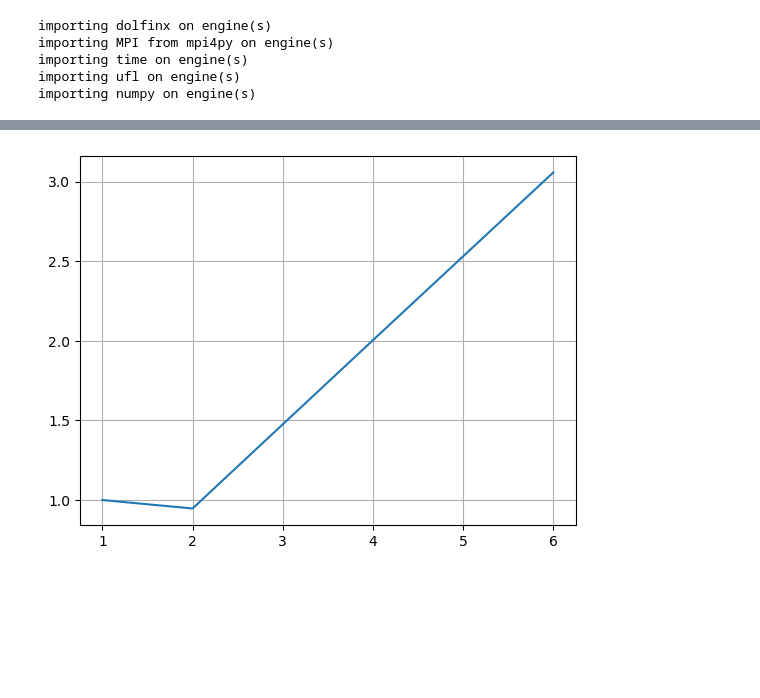
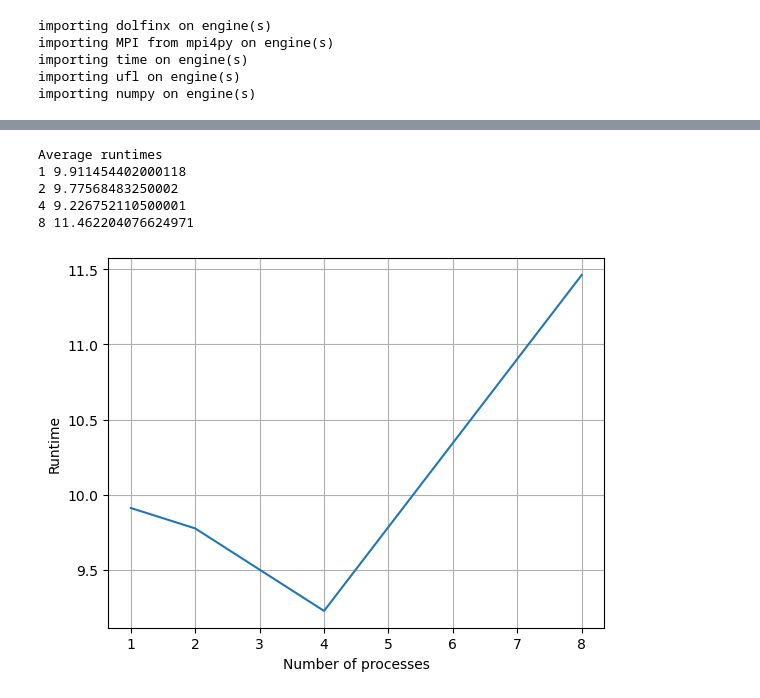
Before and after one commit to jorgensd/ipyparallel-tools-meetup, a Jupyter notebook: dolfin_ipyparallel.ipynb, the cells around one changed output, grey strips where cells are left out. Saved outputs shown, nothing was run; the diff lists cells and outputs as text; code cells hidden in the pictures; blank space fills up the shorter version.

```diff
--- a/dolfin_ipyparallel.ipynb
+++ b/dolfin_ipyparallel.ipynb
@@ -25,18 +25,28 @@ def solve_poisson(N):
     L = ufl.inner(f, v) * ufl.dx
     mesh.topology.create_connectivity(mesh.topology.dim-1, mesh.topology.dim)
     bndry_facets = dolfinx.mesh.exterior_facet_indices(mesh.topology)
-    bndry_dofs = dolfinx.fem.locate_dofs_topological(V, mesh.topology.dim-1, bndry_facets)
+    bndry_dofs = dolfinx.fem.locate_dofs_topological(
+        V, mesh.topology.dim-1, bndry_facets)
     bc = [dolfinx.fem.dirichletbc(numpy.float64(0), bndry_dofs, V)]
-    petsc_options = {"ksp_type":"cg",
+    petsc_options = {"ksp_type": "cg",
                      "pc_type": "hypre",
-                     "pc_hypre_type": "boomeramg"}
-    problem = dolfinx.fem.petsc.LinearProblem(a, L,bc, petsc_options=petsc_options)
+                     "pc_hypre_type": "boomeramg",
+                     "ksp_rtol": 1.0e-8,
+                     "pc_hypre_boomeramg_strong_threshold": 0.7,
+                     "pc_hypre_boomeramg_agg_nl": 4,
+                     "pc_hypre_boomeramg_agg_num_paths": 2}
+    end = time.perf_counter()
+
+    problem = dolfinx.fem.petsc.LinearProblem(
+        a, L, bc, petsc_options=petsc_options)
     uh = problem.solve()
-    end = time.perf_counter()
+
     local_cntr = dolfinx.fem.assemble_scalar(dolfinx.fem.form(uh*uh*ufl.dx))
     global_cntr = mesh.comm.reduce(local_cntr, op=MPI.SUM, root=0)
+    it = problem.solver.getIterationNumber()
     if mesh.comm.rank == 0:
-        print("u^2: ", global_cntr)
+        print(
+            f"Num processes: {mesh.comm.size} Num dofs: {V.dofmap.index_map.size_global} Num iterations: {it} int u^2: {global_cntr}")
     return end-start
 # %%
 apply_imports(rc)
@@ -60,14 +88,14 @@ WARNING:ipyparallel.cluster.cluster.1681659091-3qc1:engine set stopped 168165909
 # %%
 import numpy
-mpi_processes = [1,2,4,6]
+mpi_processes = [1, 2, 4, 8]
 runtimes = numpy.zeros(len(mpi_processes))
 for i, processes in enumerate(mpi_processes):
     cluster = ipp.Cluster(n=processes, engines="mpi")
     rc = cluster.start_and_connect_sync(activate=True)
     apply_imports(rc)
-    process_runtimes = rc[:].apply_async(solve_poisson, 300)
+    process_runtimes = rc[:].apply_async(solve_poisson, 1500)
     process_runtimes.wait()
-    runtimes[i] = numpy.sum(process_runtimes.get())/len(process_runtimes.get()  )
+    runtimes[i] = numpy.sum(process_runtimes.get())/len(process_runtimes.get())
     print(runtimes[i], process_runtimes.stdout)
     await cluster.stop_engines()
 # %% [output]
@@ -99,6 +143,16 @@ INFO:ipyparallel.cluster.cluster.1681659110-t2rd:Stopping engine(s): 1681659111
 # %%
 import matplotlib.pyplot as plt
+print("Average runtimes")
+for num_processes, runtime in zip(mpi_processes, runtimes):
+    print(num_processes, runtime)
 plt.plot(mpi_processes, runtimes)
+plt.xlabel("Number of processes")
+plt.ylabel("Runtime")
 plt.grid()
 # %% [output]
+Average runtimes
+1 9.911454402000118
+2 9.77568483250002
+4 9.226752110500001
+8 11.462204076624971
-[figure, old version]
+[figure, new version]
```
Also changed, not shown: parts of 2 cells of this notebook, 3 other files.
